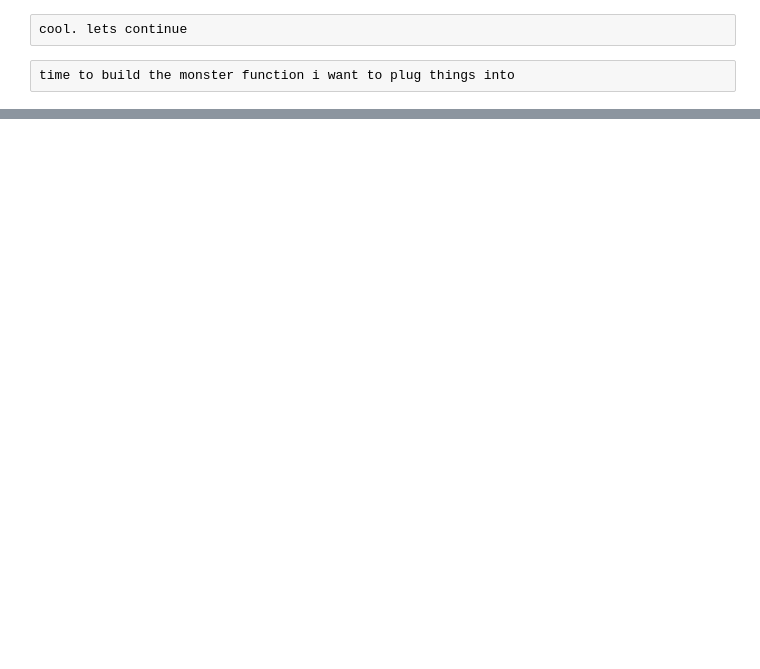
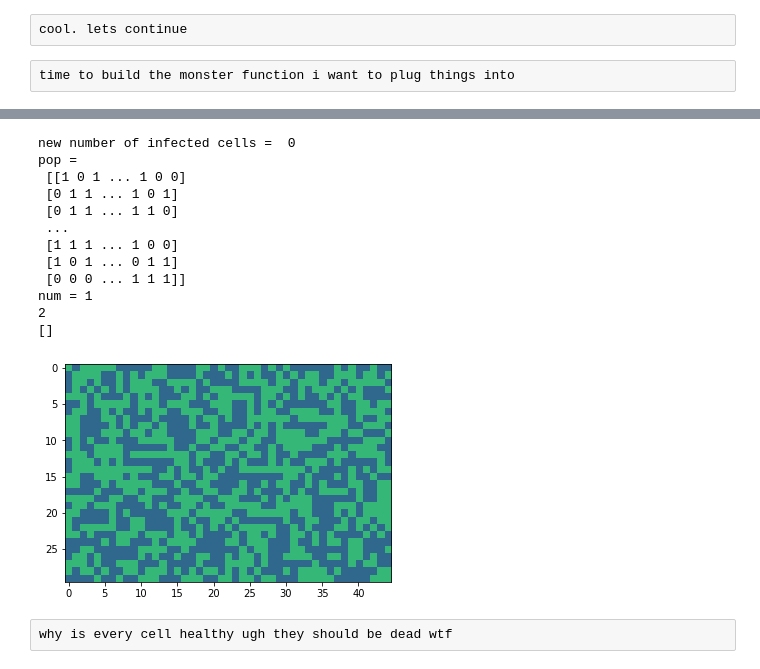
Before and after one commit to eekraus/PHYS250, a Jupyter notebook: final-project-eekraus/project.ipynb, the cells around one changed output, grey strips where cells are left out. Saved outputs shown, nothing was run; the diff lists cells and outputs as text; code cells hidden in the pictures; blank space fills up the shorter version.

```diff
--- a/final-project-eekraus/project.ipynb
+++ b/final-project-eekraus/project.ipynb
@@ -738,0 +862,32 @@ time to build the monster function i want to plug things into
+# %%
+p = population(30,45)
+
+perc = .5
+r = 1
+n = 3
+immune = False
+fatality = 1
+
+its, p, newp = recfinditeration(p, perc, r, n, immune, fatality)
+print(its)
+plotpop(newp) #should be healthy and immune cells
+
+cells, fpop = infectrec(newp, r, its, n, immune, fatality)
+#plotpop(fpop)
+print(cells)
+# %% [output]
+new number of infected cells =  0
+pop =
+ [[1 0 1 ... 1 0 0]
+ [0 1 1 ... 1 0 1]
+ [0 1 1 ... 1 1 0]
+ ...
+ [1 1 1 ... 1 0 0]
+ [1 0 1 ... 0 1 1]
+ [0 0 0 ... 1 1 1]]
+num = 1
+2
+[]
+[figure, added]
+# %% [raw]
+why is every cell healthy ugh they should be dead wtf
```
Also changed, not shown: parts of 10 cells of this notebook.
